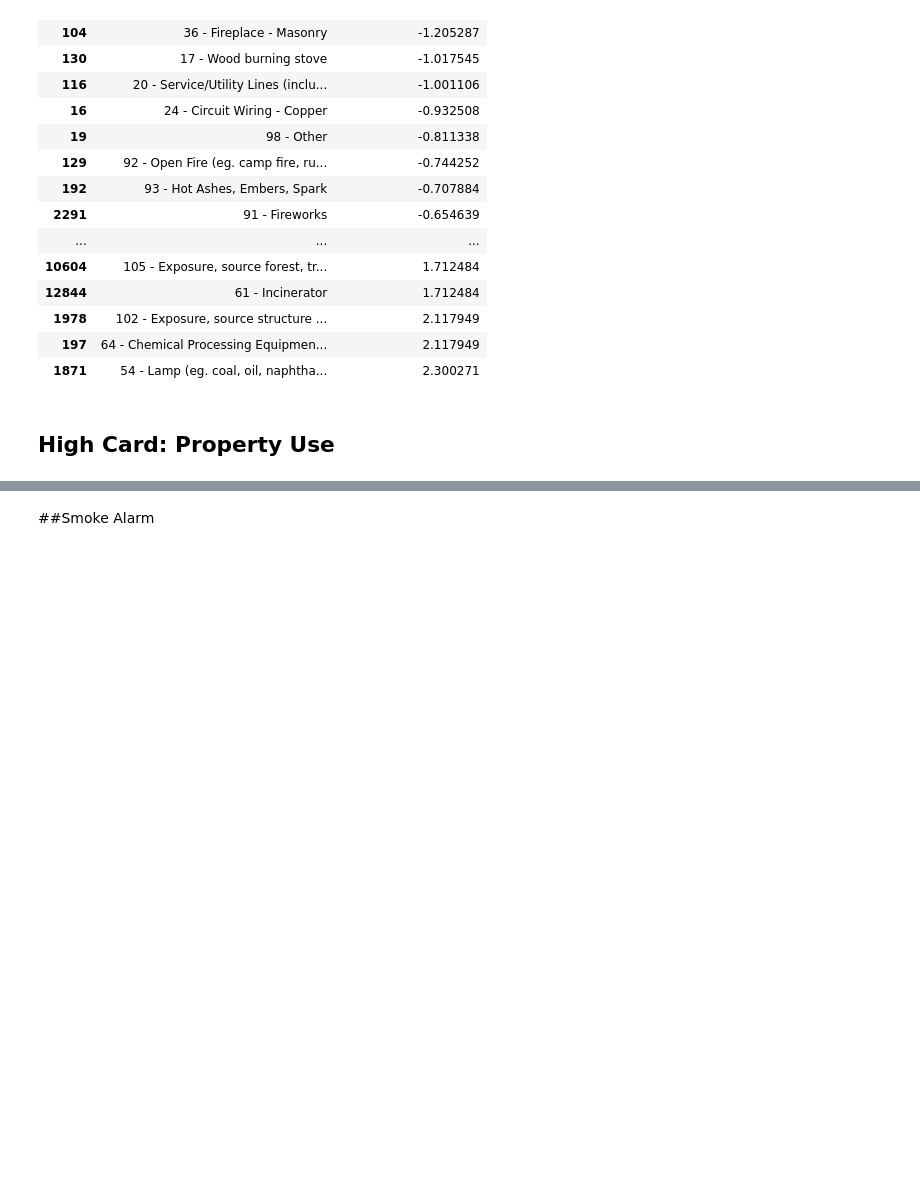
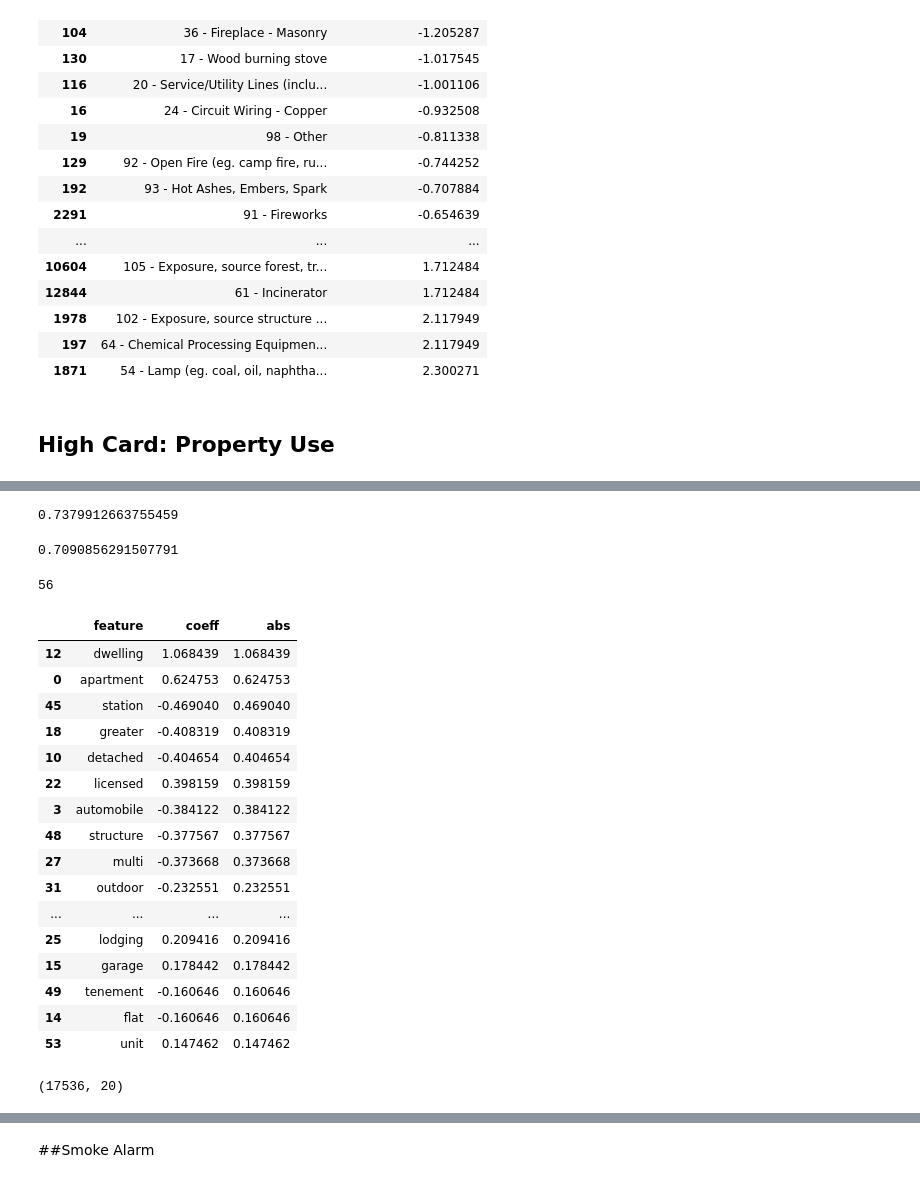
Before and after one commit to JimenaBaripatti/FeatureEngineering, a Jupyter notebook: Fire_High_Cardinality_Categorical.ipynb, the cells around one changed output, grey strips where cells are left out. Cells and saved outputs as stored; diff of their text form; code cells hidden in the pictures; blank space fills up the shorter version.

```diff
--- a/Fire_High_Cardinality_Categorical.ipynb
+++ b/Fire_High_Cardinality_Categorical.ipynb
@@ -572,6 +593,3 @@ class DenseTransformer(TransformerMixin):
         return self
     def transform(self, X, y=None, **fit_params):
         return X.todense()
-# %%
-pipeline_bow_bg = Pipeline([('vectorizer', CountVectorizer(max_features=1000,ngram_range=(2,3))), ('dtf', DenseTransformer()),('scaler', StandardScaler()), ('LR', LogisticRegression(random_state=2020))])
-pipeline_bow_bg.fit(X_train, y_train)
@@ -634,0 +598,3 @@ df_p[df_p['Property_Use'].str.contains('Subway')]
+# %%
+pipeline_bow = Pipeline([('vectorizer', CountVectorizer(max_features=1000)), ('dtf', DenseTransformer()),('scaler', StandardScaler()), ('LR', LogisticRegression(random_state=2020))])
+pipeline_bow.fit(X_train, y_train)
@@ -634,0 +611,44 @@ df_p[df_p['Property_Use'].str.contains('Subway')]
+# %%
+## f1 score
+f1_score(y_test,pipeline_bow.predict(X_test))
+# %% [output]
+0.7379912663755459
+# %%
+## roc auc score
+roc_auc_score(y_test, pipeline_bow.predict_proba(X_test)[:,1])
+# %% [output]
+0.7090856291507791
+# %%
+#coefficients (coef_) of your logisitic regression model, which features are most positively/negatively correlated with toxic comments?
+feature_names=pipeline_bow.named_steps['vectorizer'].get_feature_names()
+# %%
+len(feature_names)
+# %% [output]
+56
+# %%
+feature_coeff=pipeline_bow.named_steps['LR'].coef_[0]
+feature_df=pd.DataFrame()
+feature_df['feature']=feature_names
+feature_df['coeff']=feature_coeff
+feature_df['abs']=np.abs(feature_coeff)
+feature_df.sort_values(by='abs',ascending=False, inplace=True)
+# %%
+feature_df.head(20)
+# %% [output]
+|  | feature | coeff | abs |
+| 12 | dwelling | 1.068439 | 1.068439 |
+| 0 | apartment | 0.624753 | 0.624753 |
+| 45 | station | -0.469040 | 0.469040 |
+| 18 | greater | -0.408319 | 0.408319 |
+| 10 | detached | -0.404654 | 0.404654 |
+| 22 | licensed | 0.398159 | 0.398159 |
+| 3 | automobile | -0.384122 | 0.384122 |
+| 48 | structure | -0.377567 | 0.377567 |
+| 27 | multi | -0.373668 | 0.373668 |
+| 31 | outdoor | -0.232551 | 0.232551 |
+| ... | ... | ... | ... |
+| 25 | lodging | 0.209416 | 0.209416 |
+| 15 | garage | 0.178442 | 0.178442 |
+| 49 | tenement | -0.160646 | 0.160646 |
+| 14 | flat | -0.160646 | 0.160646 |
+| 53 | unit | 0.147462 | 0.147462 |
@@ -634,0 +665,6 @@ df_p[df_p['Property_Use'].str.contains('Subway')]
+# %%
+#number of features
+dataframe.shape
+#get names of features
+# %% [output]
+(17536, 20)
```
Also changed, not shown: parts of 132 cells of this notebook.
